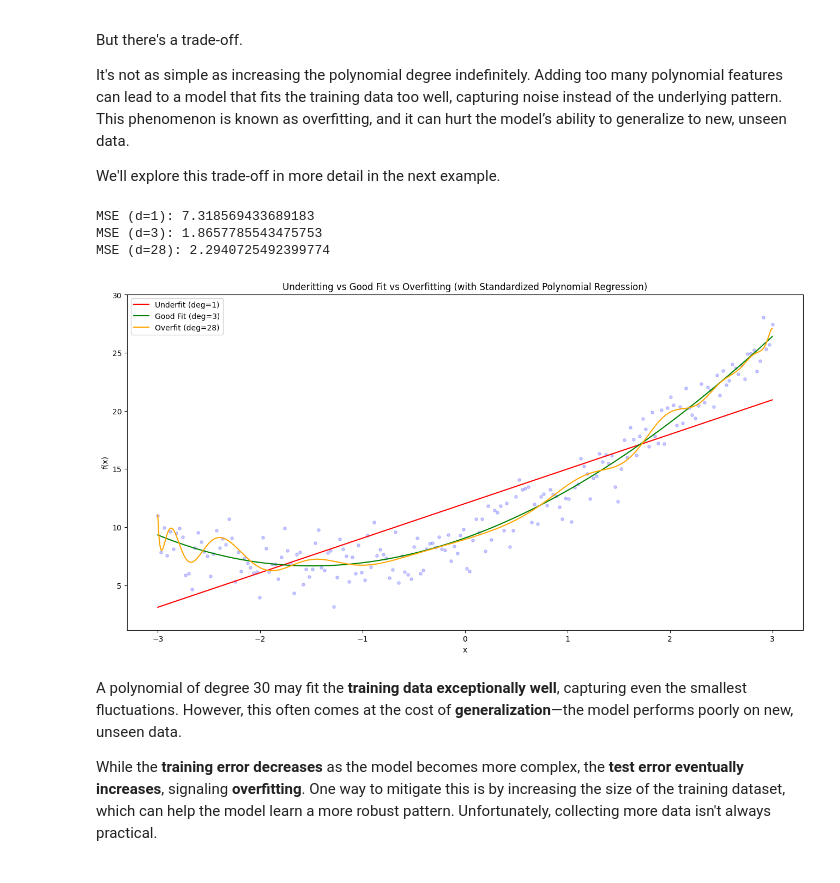
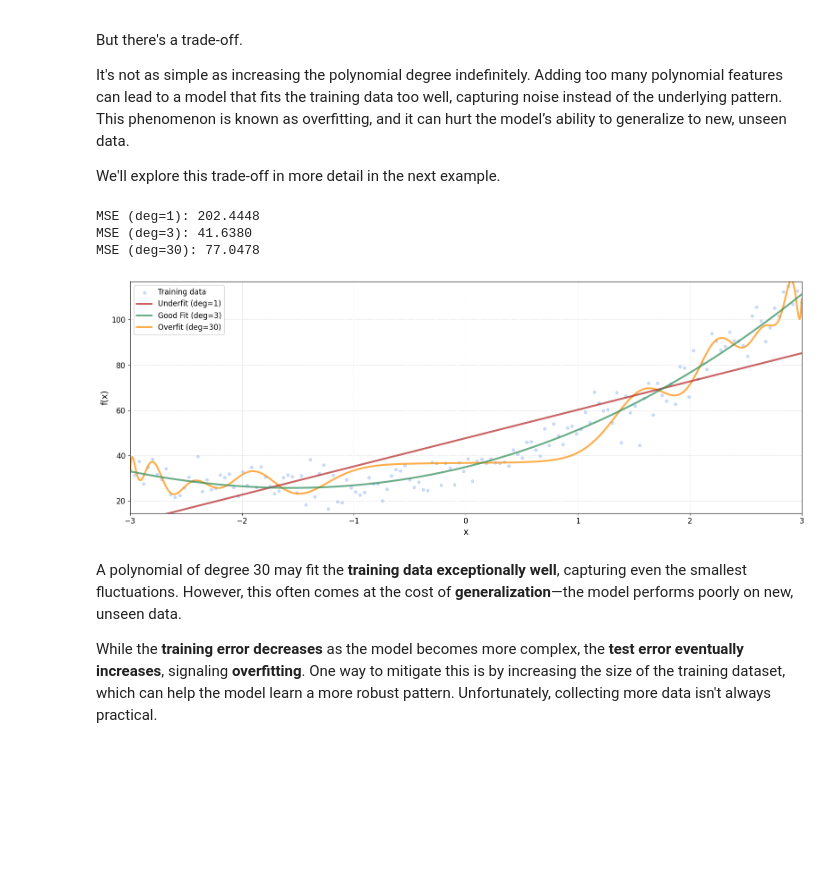
Before and after one commit to itsfernn/ml-daily-challenge, a Jupyter notebook: polynomial-regression/polynomial-regression.ipynb, the cells around one changed output. Cells and saved outputs as stored; diff of their text form; code cells hidden in the pictures; blank space fills up the shorter version.

Commit message:
updated graph

```diff
--- a/polynomial-regression/polynomial-regression.ipynb
+++ b/polynomial-regression/polynomial-regression.ipynb
@@ -148,15 +148,15 @@ from sklearn.metrics import mean_squared_error
 
 # True function
 def f(x):
-    return x**2 + 3*x + 9
+    return 4*x**2 + 12*x + 36
 
 
 # Generate data
 x_range = (-3, 3)
-num_samples = 200
+num_samples = 150
 
 X = np.linspace(*x_range, num_samples).reshape(-1, 1)
-y = f(X) + np.random.normal(scale=1.5, size=X.shape)
+y = f(X) + np.random.normal(scale=6, size=X.shape)
 
 X_train, X_test, y_train, y_test = train_test_split(X,y)
 
@@ -182,30 +182,60 @@ for deg in range(num_degrees):
     test_mse.append(mean_squared_error(y_test, model.predict(X_test)))
     train_mse.append(mean_squared_error(y_train, model.predict(X_train)))
 # %%
+import matplotlib.pyplot as plt
+
 # Plot setup
-plt.figure(figsize=(16, 8))
-plt.scatter(X, y, color='blue', alpha=0.2, s=15)
+plt.figure(figsize=(16, 6))
+
+# Scatter: original data
+plt.scatter(
+    X, y,
+    color='cornflowerblue',
+    alpha=0.3,
+    s=20,
+    label="Training data"
+)
 
 # Degrees to demonstrate
-degrees = [1, 3, 28]
-colors = ['red', 'green', 'orange']
-labels = [f'Underfit (deg={degrees[0]})', f'Good Fit (deg={degrees[1]})', f'Overfit (deg={degrees[2]})']
+degrees = [1, 3, 30]
+colors = ['firebrick', 'seagreen', 'darkorange']
+labels = [
+    f'Underfit (deg={degrees[0]})',
+    f'Good Fit (deg={degrees[1]})',
+    f'Overfit (deg={degrees[2]})'
+]
+zorders = [2, 3, 1]  # Good fit on top
 
-for deg, color, label in zip(degrees, colors, labels):
-    plt.plot(x_pred_range, preds[deg], color=color, label=label)
-    print(f"MSE (d={deg}): {test_mse[deg]}")
+# Plot fitted curves
+for deg, color, label, zorder in zip(degrees, colors, labels, zorders):
+    plt.plot(
+        x_pred_range, preds[deg],
+        color=color,
+        label=label,
+        linewidth=3,
+        zorder=zorder, alpha=0.7
+    )
+    print(f"MSE (deg={deg}): {test_mse[deg]:.4f}")
 
-plt.title("Underitting vs Good Fit vs Overfitting (with Standardized Polynomial Regression)")
-plt.xlabel("x")
-plt.ylabel("f(x)")
-plt.ylim((min(y)-2, max(y)+2))
-plt.legend()
+# Formatting
+plt.xlabel("x", fontsize=14)
+plt.ylabel("f(x)", fontsize=14)
+plt.ylim(min(y) - 2, max(y) + 2)
+plt.xlim(min(X), max(X))
+
+plt.xticks(fontsize=12)
+plt.yticks(fontsize=12)
+
+plt.legend(fontsize=12, loc='upper left', frameon=True, framealpha=0.9)
+plt.grid(True, linestyle='--', linewidth=0.5, alpha=0.7)
+plt.tight_layout()
+
 plt.show()
 # %% [output]
-MSE (d=1): 7.318569433689183
-MSE (d=3): 1.8657785543475753
-MSE (d=28): 2.2940725492399774
+MSE (deg=1): 202.4448
+MSE (deg=3): 41.6380
+MSE (deg=30): 77.0478
-[figure, old version]
+[figure, new version]
 # %% [markdown]
 A polynomial of degree 30 may fit the **training data exceptionally well**, capturing even the smallest fluctuations. However, this often comes at the cost of **generalization**—the model performs poorly on new, unseen data.
 
```
